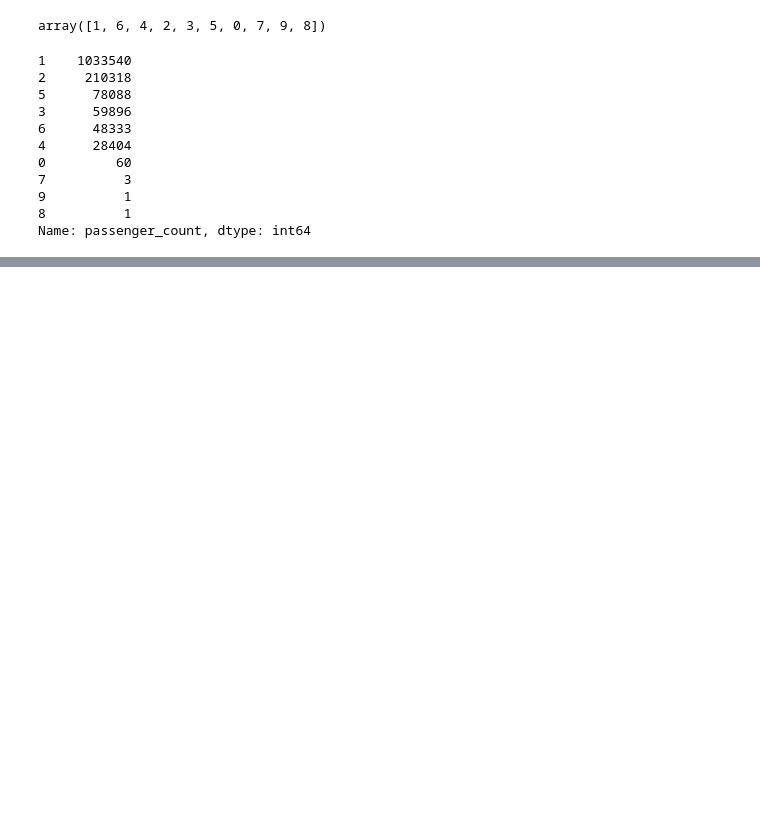
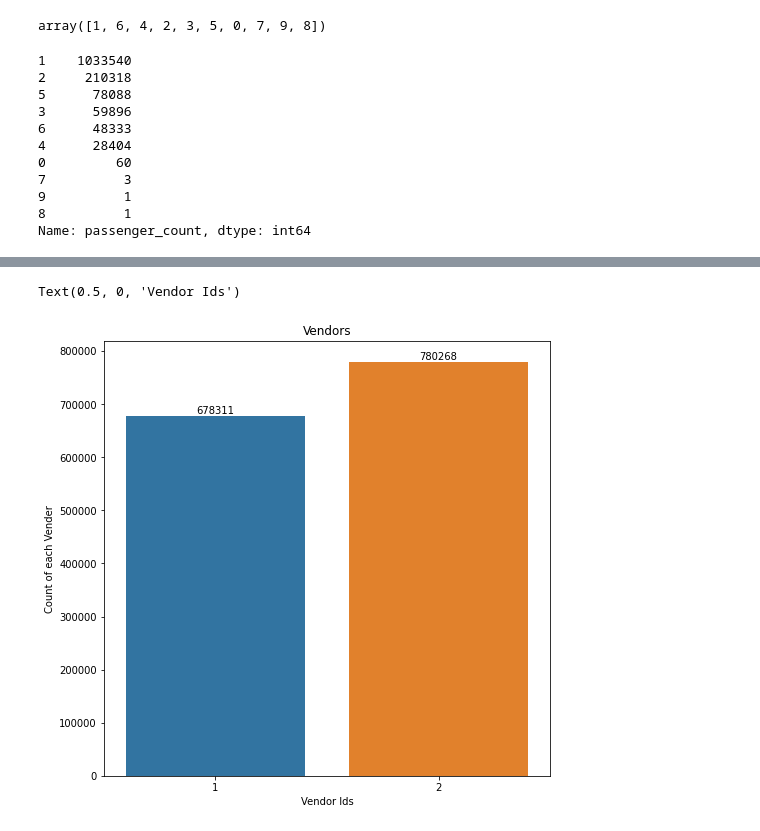
Before and after one commit to av-dutta/NYC-Taxi-Trip-Time-Prediction, a Jupyter notebook: NYC_Taxi_Trip_Time_Prediction_Capstone_Project.ipynb, the cells around one changed output, grey strips where cells are left out. Drawn from its saved outputs; the diff is of its cells as text; code cells hidden in the pictures; blank space fills up the shorter version.

```diff
--- a/NYC_Taxi_Trip_Time_Prediction_Capstone_Project.ipynb
+++ b/NYC_Taxi_Trip_Time_Prediction_Capstone_Project.ipynb
@@ -147,0 +239,13 @@ array([1, 6, 4, 2, 3, 5])
+# %%
+f, ax = plt.subplots(figsize=(8,8))
+cplot = sns.countplot(data=dataset, x=dataset['vendor_id'])
+for count in cplot.patches:
+    height = count.get_height()
+    ax.annotate('{}'.format(height),xy=(count.get_x() + count.get_width()/2, height),
+                    ha='center', va='bottom')
+cplot.set_title("Vendors")
+cplot.set_ylabel("Count of each Vender")
+cplot.set_xlabel("Vendor Ids")
+# %% [output]
+Text(0.5, 0, 'Vendor Ids')
+[figure, added]
```
Also changed, not shown: parts of 74 cells of this notebook.
